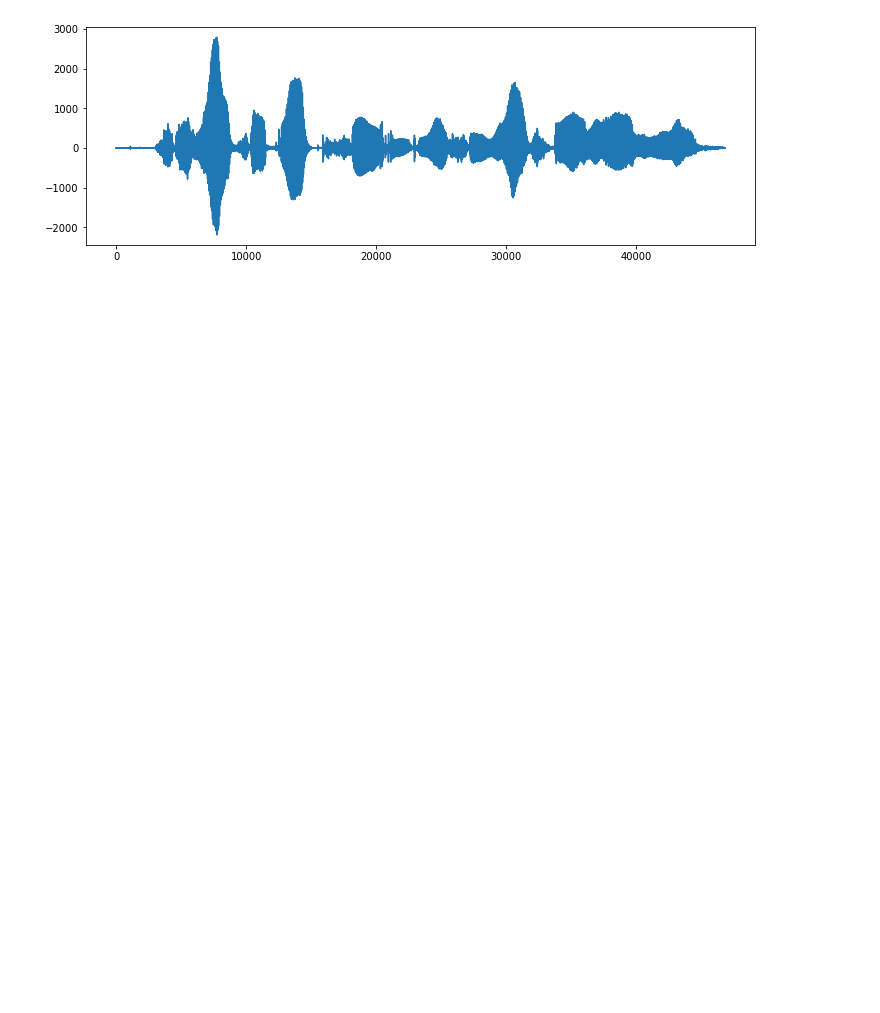
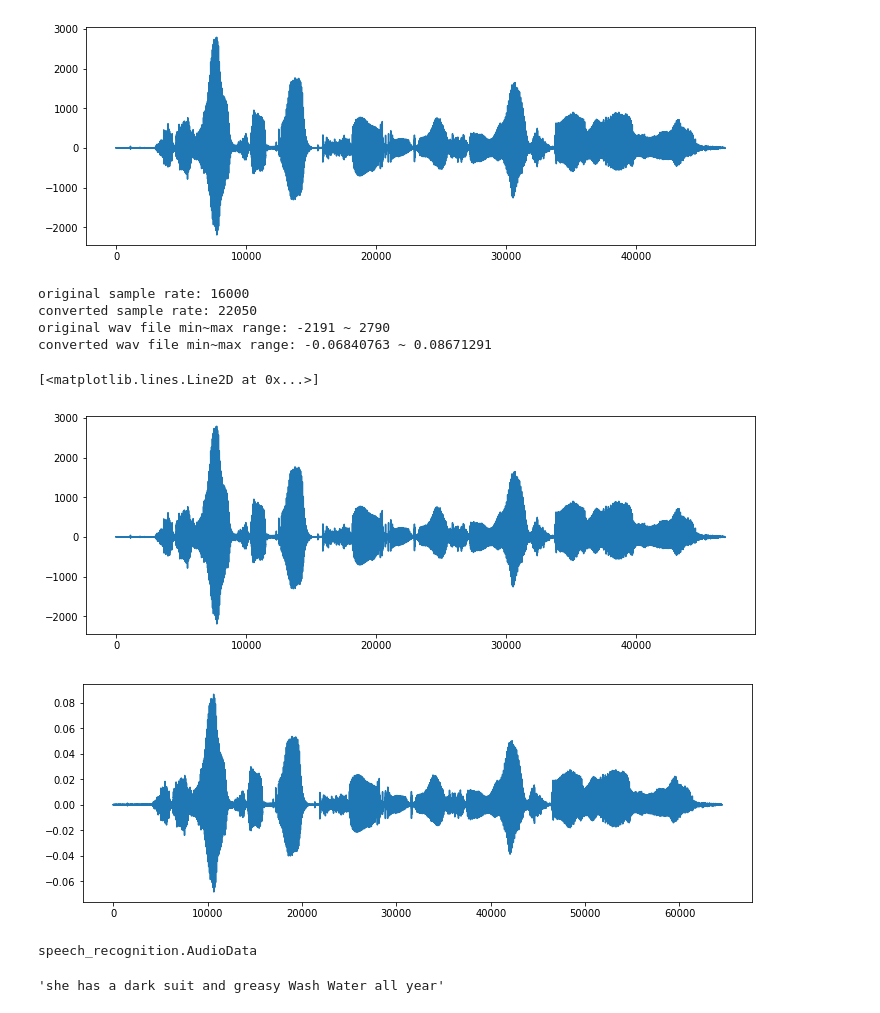
Before and after one commit to clarabomy/TIMIT_project, a Jupyter notebook: test.ipynb, the cells around one changed output. Drawn from its saved outputs; the diff is of its cells as text; code cells hidden in the pictures; blank space fills up the shorter version.

```diff
--- a/test.ipynb
+++ b/test.ipynb
@@ -32,3 +33,25 @@ duration:  2.9248125  second
 number of samples:  46797
 [interactive output not drawn]
 [figure]
+# %%
+import librosa
+librosa_load, librosa_sampling_rate = librosa.load("SA1_wav.wav")
+scipy_sampling_rate, scipy_load = wav.read("SA1_wav.wav")
+print('original sample rate:',scipy_sampling_rate)
+print('converted sample rate:',librosa_sampling_rate)
+print('original wav file min~max range:',np.min(scipy_load),'~',np.max(scipy_load))
+print('converted wav file min~max range:',np.min(librosa_load),'~',np.max(librosa_load))
+# %% [output]
+original sample rate: 16000
+converted sample rate: 22050
+original wav file min~max range: -2191 ~ 2790
+converted wav file min~max range: -0.06840763 ~ 0.08671291
+# %%
+plt.figure(figsize=(12, 4))
+plt.plot(scipy_load)
+plt.figure(figsize=(12, 4))
+plt.plot(librosa_load)
+# %% [output]
+[<matplotlib.lines.Line2D at 0x...>]
+[figure, added]
+[figure, added]
@@ -34,0 +66,8 @@ number of samples:  46797
+# %%
+type(audio)
+# %% [output]
+speech_recognition.AudioData
+# %%
+r.recognize_google(audio)
+# %% [output]
+'she has a dark suit and greasy Wash Water all year'
```
Also changed, not shown: parts of 4 cells of this notebook, 1 other file.
